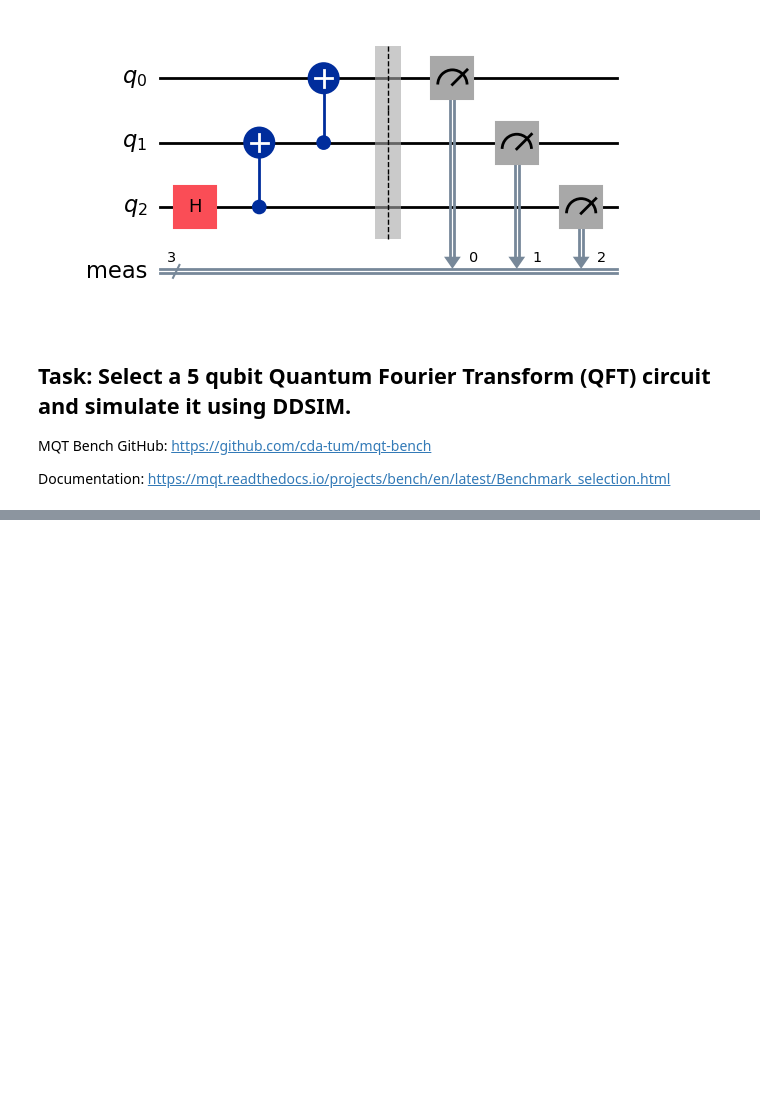
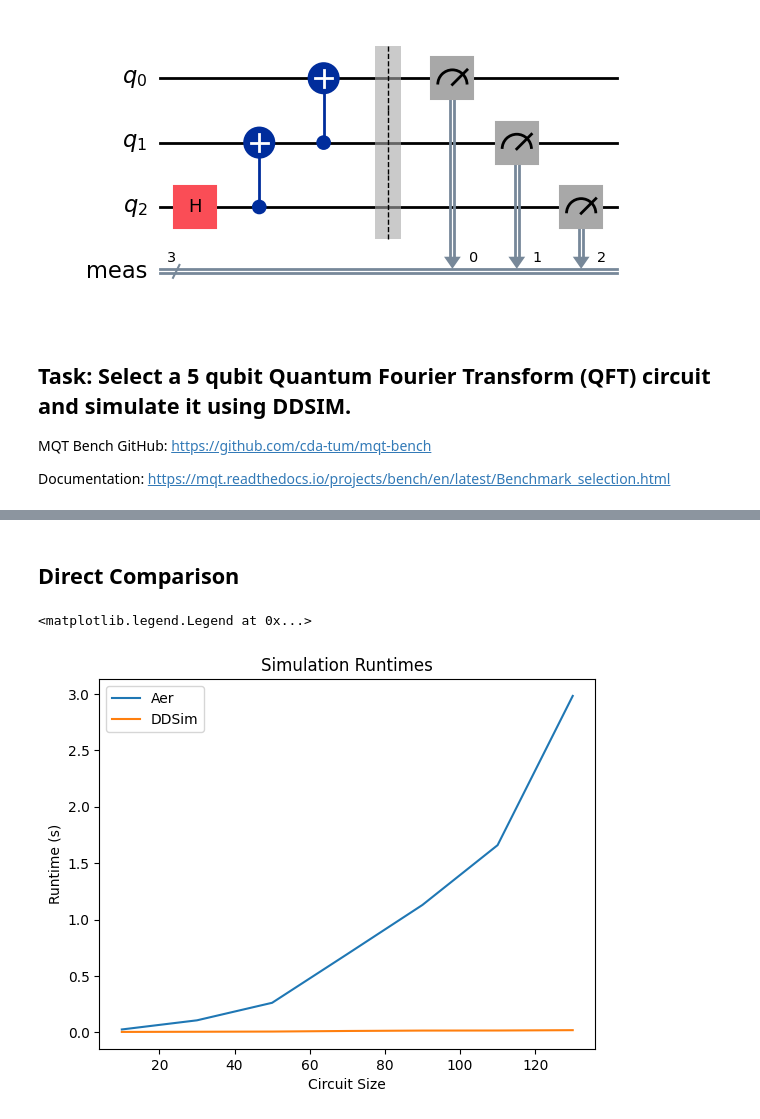
Before and after one commit to cda-tum/mqt, a Jupyter notebook: tutorial/01_simulation.ipynb, the cells around one changed output, grey strips where cells are left out. Cells and saved outputs as stored; diff of their text form; code cells hidden in the pictures; blank space fills up the shorter version.

Commit message:
🎨 updated simulation notebook

```diff
--- a/tutorial/01_simulation.ipynb
+++ b/tutorial/01_simulation.ipynb
@@ -129,0 +183,12 @@ result.get_counts()
+# %% [markdown]
+## Direct Comparison
+# %%
+plt.xlabel("Circuit Size")
+plt.ylabel("Runtime (s)")
+plt.title("Simulation Runtimes")
+plt.plot(value_range, runtimes, label="Aer")
+plt.plot(value_range, runtimes_ddsim, label="DDSim")
+plt.legend()
+# %% [output]
+<matplotlib.legend.Legend at 0x...>
+[figure, added]
```
Also changed, not shown: parts of 10 cells of this notebook.
